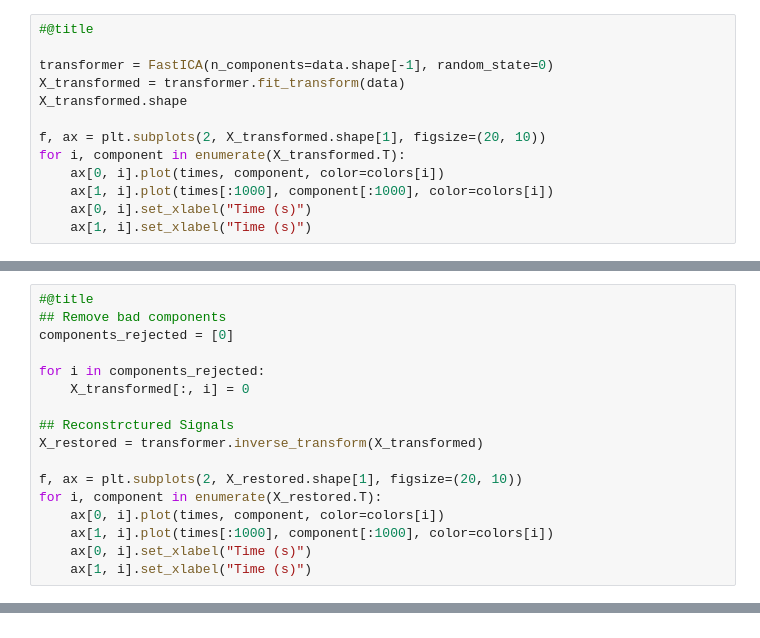
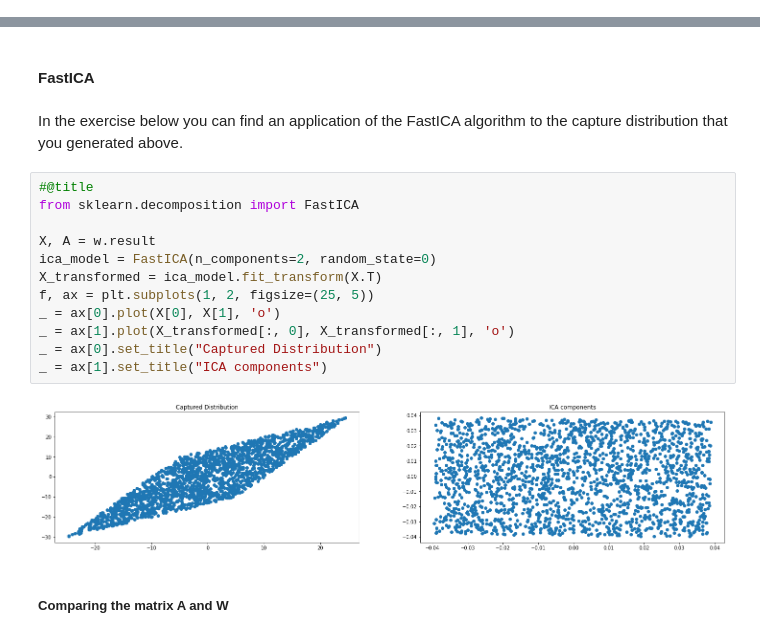
Before and after one commit to mfmachado/adar, a Jupyter notebook: notebooks/ICA.ipynb, the cells around one changed output, grey strips where cells are left out. Drawn from its saved outputs; the diff is of its cells as text.

```diff
--- a/notebooks/ICA.ipynb
+++ b/notebooks/ICA.ipynb
@@ -79,13 +0,0 @@ for i, component in enumerate(data.T):
-# %%
-#@title
-
-transformer = FastICA(n_components=data.shape[-1], random_state=0)
-X_transformed = transformer.fit_transform(data)
-X_transformed.shape
-
-f, ax = plt.subplots(2, X_transformed.shape[1], figsize=(20, 10))
-for i, component in enumerate(X_transformed.T):
-    ax[0, i].plot(times, component, color=colors[i])
-    ax[1, i].plot(times[:1000], component[:1000], color=colors[i])
-    ax[0, i].set_xlabel("Time (s)")
-    ax[1, i].set_xlabel("Time (s)")
@@ -96,17 +0,0 @@ for i, component in enumerate(X_transformed.T):
-# %%
-#@title
-## Remove bad components
-components_rejected = [0]
-
-for i in components_rejected:
-    X_transformed[:, i] = 0
-
-## Reconstrctured Signals
-X_restored = transformer.inverse_transform(X_transformed)
-
-f, ax = plt.subplots(2, X_restored.shape[1], figsize=(20, 10))
-for i, component in enumerate(X_restored.T):
-    ax[0, i].plot(times, component, color=colors[i])
-    ax[1, i].plot(times[:1000], component[:1000], color=colors[i])
-    ax[0, i].set_xlabel("Time (s)")
-    ax[1, i].set_xlabel("Time (s)")
@@ -114,0 +73,20 @@ for i, component in enumerate(X_restored.T):
+# %% [markdown]
+#### FastICA
+# %% [markdown]
+In the exercise below you can find an application of the FastICA algorithm to the capture distribution that you generated above.
+# %%
+#@title
+from sklearn.decomposition import FastICA
+
+X, A = w.result
+ica_model = FastICA(n_components=2, random_state=0)
+X_transformed = ica_model.fit_transform(X.T)
+f, ax = plt.subplots(1, 2, figsize=(25, 5))
+_ = ax[0].plot(X[0], X[1], 'o')
+_ = ax[1].plot(X_transformed[:, 0], X_transformed[:, 1], 'o')
+_ = ax[0].set_title("Captured Distribution")
+_ = ax[1].set_title("ICA components")
+# %% [output]
+[figure, added]
+# %% [markdown]
+##### Comparing the matrix A and W
```
Also changed, not shown: parts of 21 cells of this notebook.
